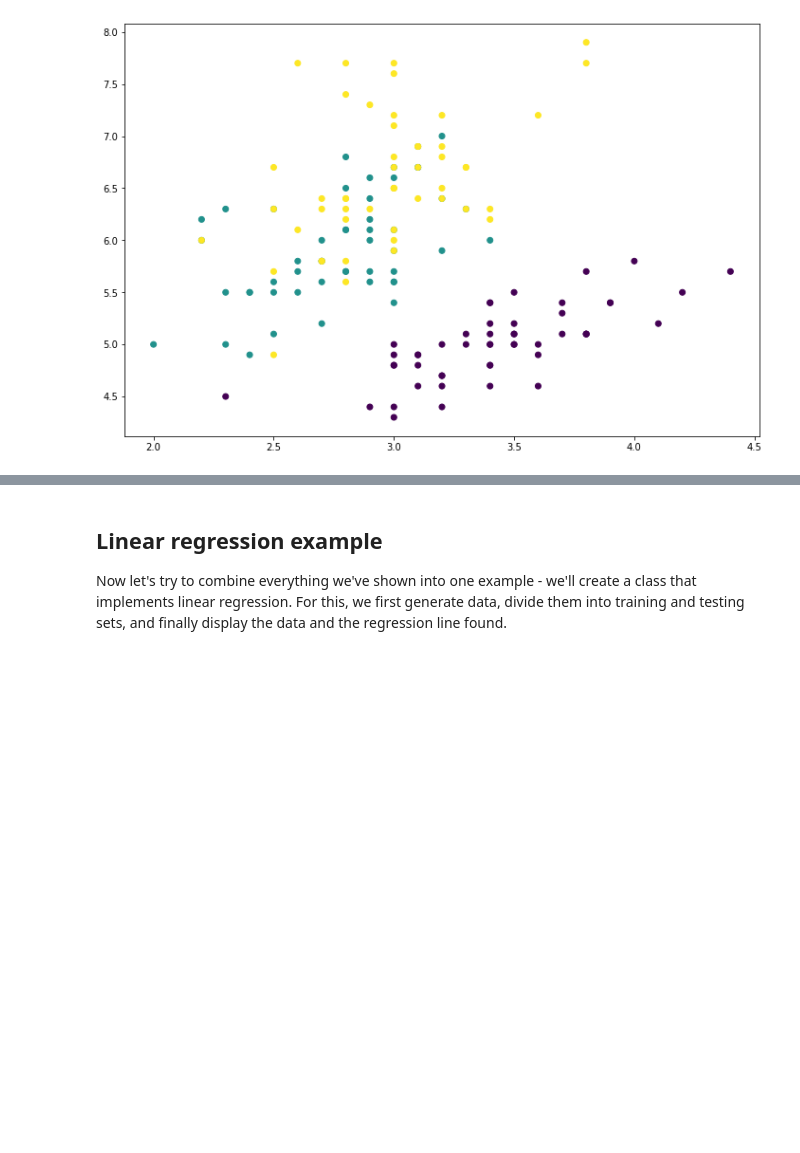
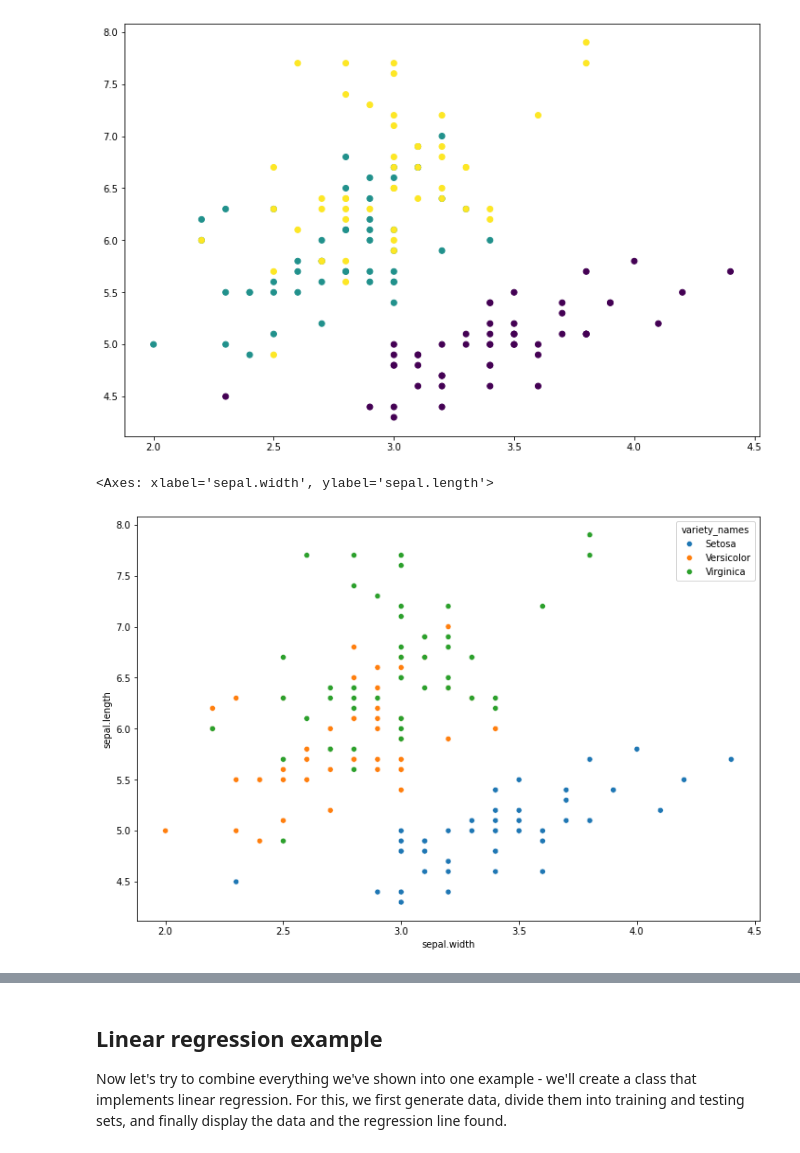
Before and after one commit to gabikadlecova/inspinature, a Jupyter notebook: en/01-intro/introduction.ipynb, the cells around one changed output, grey strips where cells are left out. Drawn from its saved outputs; the diff is of its cells as text; code cells hidden in the pictures; blank space fills up the shorter version.

```diff
--- a/en/01-intro/introduction.ipynb
+++ b/en/01-intro/introduction.ipynb
@@ -674,6 +722,14 @@ plt.scatter(iris['sepal.width'], iris['sepal.length'], c=iris.apply(translate, a
 # %% [output]
 <matplotlib.collections.PathCollection at 0x...>
 [figure]
+# %%
+import seaborn as sns
+
+plt.figure(figsize=(12,8))
+sns.scatterplot(data=iris, x='sepal.width', y='sepal.length', hue='variety_names')
+# %% [output]
+<Axes: xlabel='sepal.width', ylabel='sepal.length'>
+[figure, added]
 # %%
 import seaborn as sns
 
```
Also changed, not shown: parts of 25 cells of this notebook, 3 other files.
